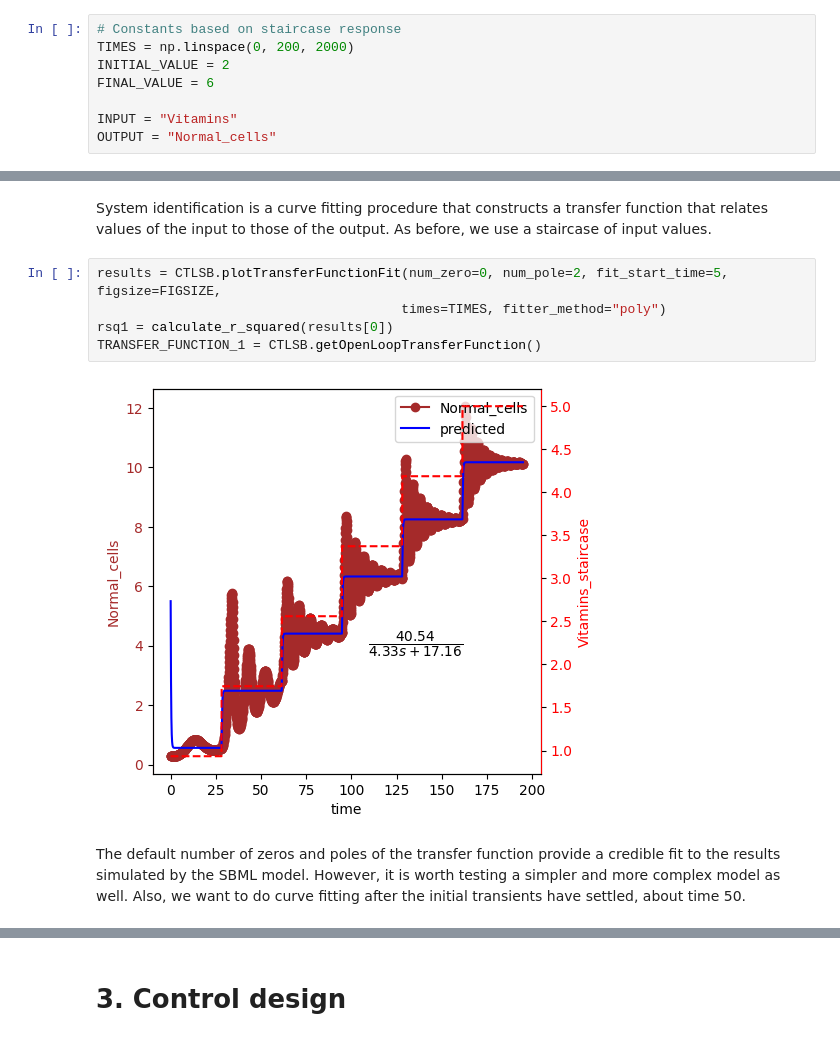
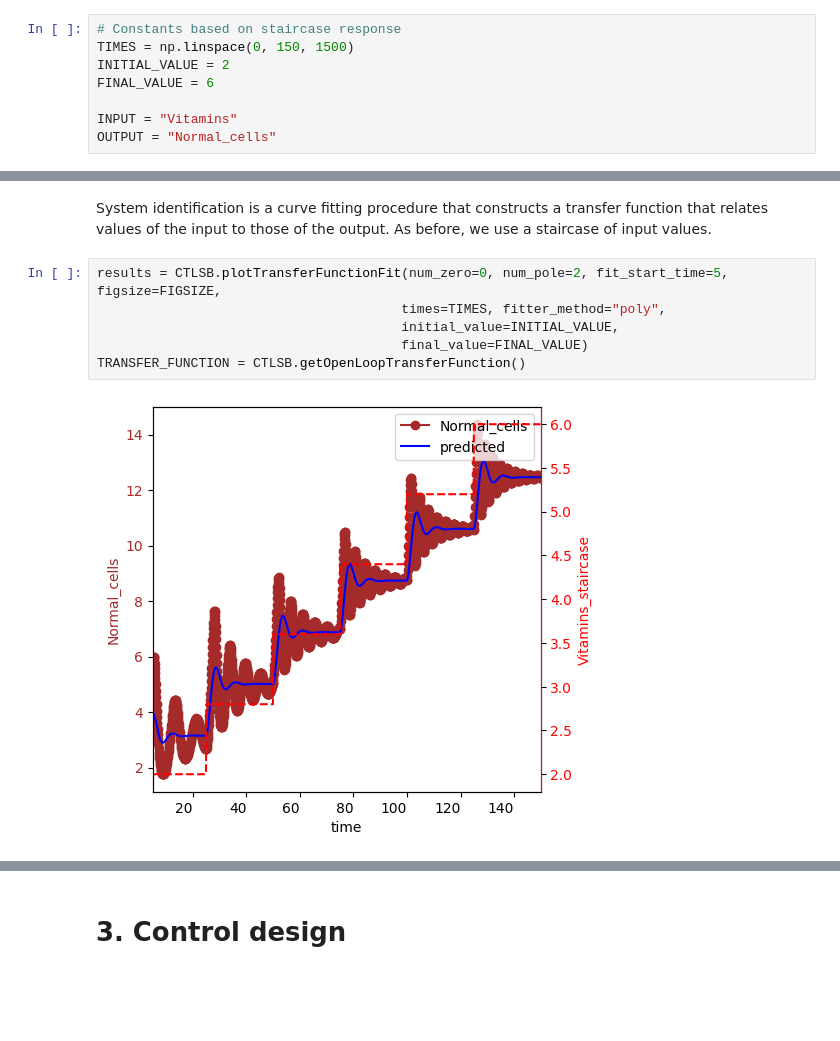
Before and after one commit to ModelEngineering/controlSBML, a Jupyter notebook: examples/cancer-vitamins.ipynb, the cells around one changed output, grey strips where cells are left out. Cells and saved outputs as stored; diff of their text form; blank space fills up the shorter version.

```diff
--- a/examples/cancer-vitamins.ipynb
+++ b/examples/cancer-vitamins.ipynb
@@ -72,6 +47,6 @@ _ = CTLSB.plotStaircaseResponse(initial_value=0, final_value=10)
 # %%
 # Constants based on staircase response
-TIMES = np.linspace(0, 200, 2000)
+TIMES = np.linspace(0, 150, 1500)
 INITIAL_VALUE = 2
 FINAL_VALUE = 6
 
@@ -108,10 +82,9 @@ Both cell types have similar responses to stepping up the vitamin concentration.
 System identification is a curve fitting procedure that constructs a transfer function that relates values of the input to those of the output. As before, we use a staircase of input values.
 # %%
 results = CTLSB.plotTransferFunctionFit(num_zero=0, num_pole=2, fit_start_time=5, figsize=FIGSIZE,
-                                       times=TIMES, fitter_method="poly")
-rsq1 = calculate_r_squared(results[0])
-TRANSFER_FUNCTION_1 = CTLSB.getOpenLoopTransferFunction()
+                                       times=TIMES, fitter_method="poly",
+                                       initial_value=INITIAL_VALUE,
+                                       final_value=FINAL_VALUE)
+TRANSFER_FUNCTION = CTLSB.getOpenLoopTransferFunction()
 # %% [output]
-[figure, old version]
+[figure, new version]
-# %% [markdown]
-The default number of zeros and poles of the transfer function provide a credible fit to the results simulated by the SBML model. However, it is worth testing a simpler and more complex model as well. Also, we want to do curve fitting after the initial transients have settled, about time 50.
```
Also changed, not shown: parts of 24 cells of this notebook, 10 other files.
